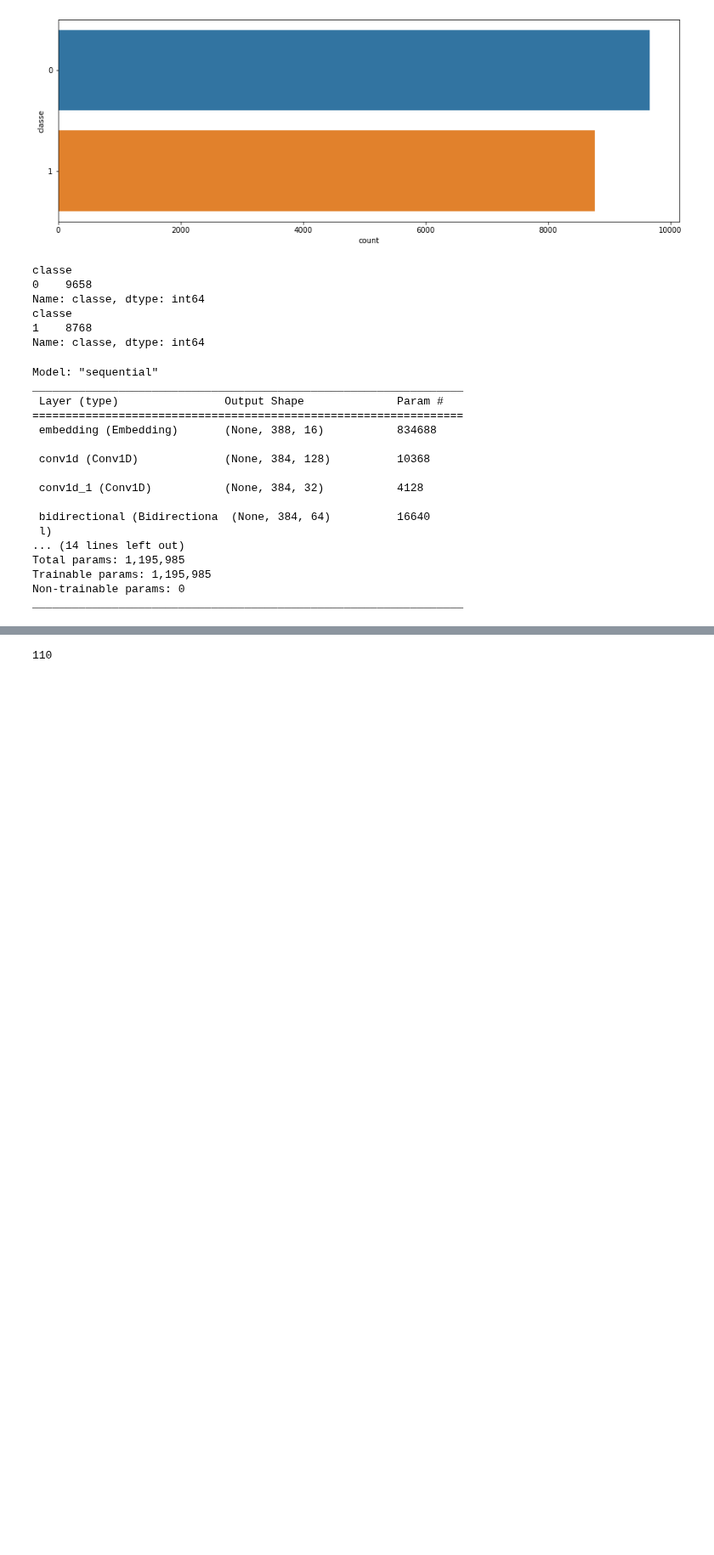
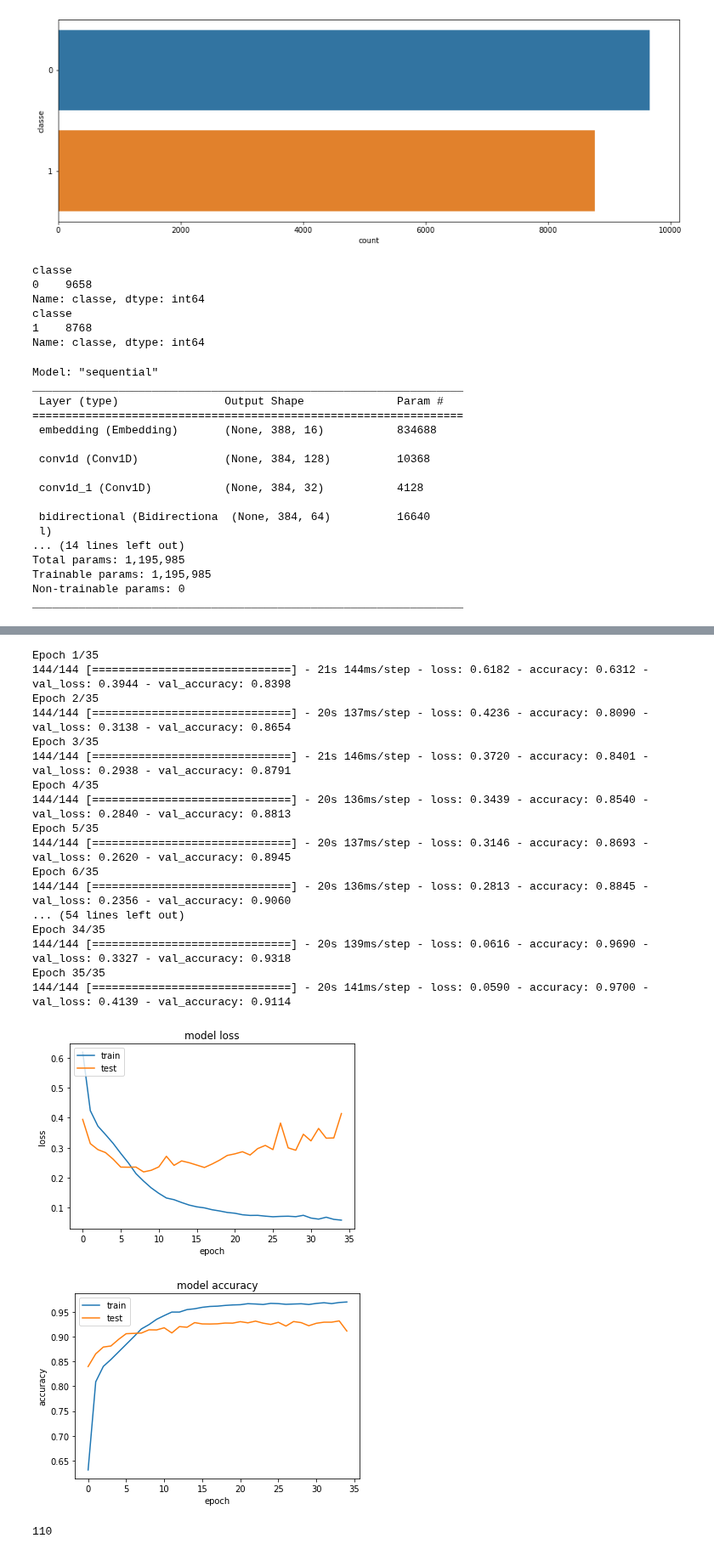
Before and after one commit to ImenMasmoudiEm/TextClassification, a Jupyter notebook: CCKProject_Ensemblist_Methode08.ipynb, the cells around one changed output, grey strips where cells are left out. Shown at 85% size. Drawn from its saved outputs; the diff is of its cells as text; code cells hidden in the pictures; blank space fills up the shorter version.

```diff
--- a/CCKProject_Ensemblist_Methode08.ipynb
+++ b/CCKProject_Ensemblist_Methode08.ipynb
@@ -419,0 +417,56 @@ plt.show()
+# %%
+import tensorflow as tf
+import matplotlib.pyplot as plt
+import numpy
+
+model3=tf.keras.models.Sequential ([
+                                   tf.keras.layers.Embedding(vocab_size, embedding_dim, input_length=max_length),
+                                   tf.keras.layers.Conv1D(128, 5, activation='relu'),
+                                   tf.keras.layers.Conv1D(filters=32, kernel_size=1, activation='selu'),
+                                   tf.keras.layers.Bidirectional(tf.keras.layers.LSTM(32,return_sequences=True)),
+                                   tf.keras.layers.Bidirectional(tf.keras.layers.LSTM(32,return_sequences=True)),
+                                   tf.keras.layers.Bidirectional(tf.keras.layers.LSTM(16,return_sequences=True)),
+                                   tf.keras.layers.Flatten(),
+                                   tf.keras.layers.Dense(units=24,activation='relu'),
+                                   tf.keras.layers.Dense(units=1, activation='sigmoid')])
+
+
+model3.compile(loss="binary_crossentropy",optimizer='adam',metrics=['accuracy'],run_eagerly=True)
+history3 = model3.fit(training_padded3, training_labels3, batch_size=128, epochs=35, validation_data=(testing_padded3, testing_labels3), verbose=1)
+
+# summarize history for accuracy
+plt.plot(history3.history['loss'])
+plt.plot(history3.history['val_loss'])
+plt.title('model loss')
+plt.ylabel('loss')
+plt.xlabel('epoch')
+plt.legend(['train', 'test'], loc='upper left')
+plt.show()
+# summarize history for loss
+plt.plot(history3.history['accuracy'])
+plt.plot(history3.history['val_accuracy'])
+plt.title('model accuracy')
+plt.ylabel('accuracy')
+plt.xlabel('epoch')
+plt.legend(['train', 'test'], loc='upper left')
+plt.show()
+# %% [output]
+Epoch 1/35
+144/144 [==============================] - 21s 144ms/step - loss: 0.6182 - accuracy: 0.6312 - val_loss: 0.3944 - val_accuracy: 0.8398
+Epoch 2/35
+144/144 [==============================] - 20s 137ms/step - loss: 0.4236 - accuracy: 0.8090 - val_loss: 0.3138 - val_accuracy: 0.8654
+Epoch 3/35
+144/144 [==============================] - 21s 146ms/step - loss: 0.3720 - accuracy: 0.8401 - val_loss: 0.2938 - val_accuracy: 0.8791
+Epoch 4/35
+144/144 [==============================] - 20s 136ms/step - loss: 0.3439 - accuracy: 0.8540 - val_loss: 0.2840 - val_accuracy: 0.8813
+Epoch 5/35
+144/144 [==============================] - 20s 137ms/step - loss: 0.3146 - accuracy: 0.8693 - val_loss: 0.2620 - val_accuracy: 0.8945
+Epoch 6/35
+144/144 [==============================] - 20s 136ms/step - loss: 0.2813 - accuracy: 0.8845 - val_loss: 0.2356 - val_accuracy: 0.9060
+... (54 lines left out)
+Epoch 34/35
+144/144 [==============================] - 20s 139ms/step - loss: 0.0616 - accuracy: 0.9690 - val_loss: 0.3327 - val_accuracy: 0.9318
+Epoch 35/35
+144/144 [==============================] - 20s 141ms/step - loss: 0.0590 - accuracy: 0.9700 - val_loss: 0.4139 - val_accuracy: 0.9114
+[figure, added]
+[figure, added]
```
Also changed, not shown: parts of 11 cells of this notebook.
